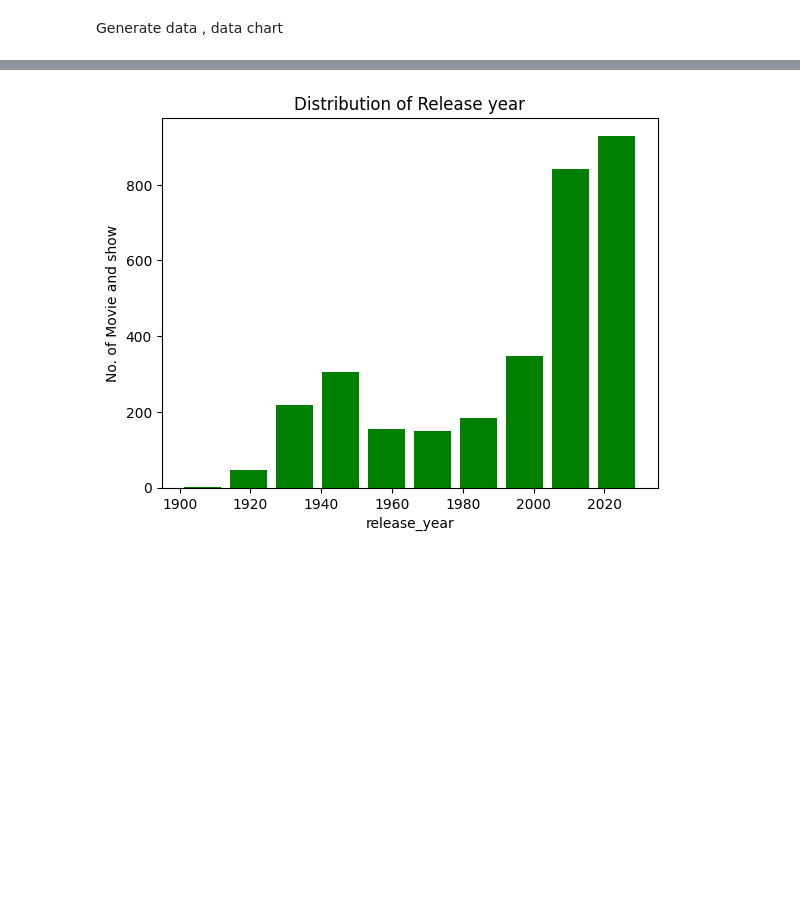
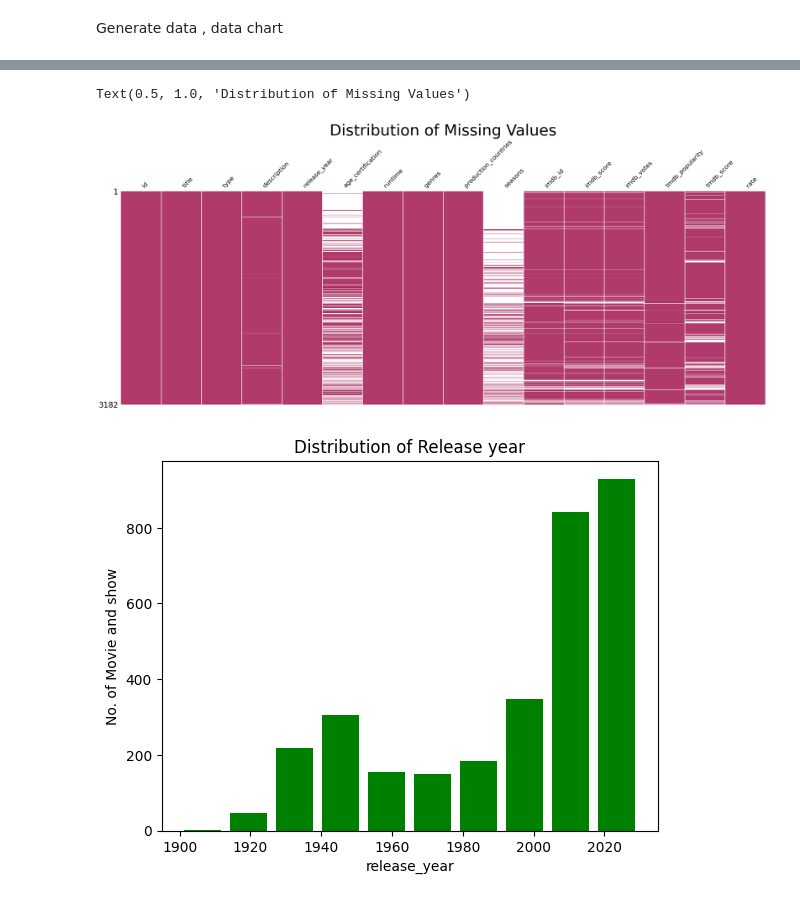
Before and after one commit to buithanhdam/ProjectMachineLearning23, a Jupyter notebook: ProjectML23.ipynb, the cells around one changed output, grey strips where cells are left out. Cells and saved outputs as stored; diff of their text form; code cells hidden in the pictures; blank space fills up the shorter version.

```diff
--- a/ProjectML23.ipynb
+++ b/ProjectML23.ipynb
@@ -73,6 +79,12 @@ df.describe()
 | 50% | 2009.000000 | 81.000000 | 2.000000 | 6.100000 | 6.990000e+02 | 3.142500 | 6.100000 |
 | 75% | 2017.000000 | 95.000000 | 5.000000 | 7.000000 | 5.453500e+03 | 9.766500 | 7.000000 |
 | max | 2023.000000 | 353.000000 | 50.000000 | 9.300000 | 1.870426e+06 | 1150.383000 | 10.000000 |
+# %%
+msno.matrix(df, sparkline=False, figsize=(30,10), color=(0.69,0.23,0.42))
+plt.title('Distribution of Missing Values', fontsize=40)
+# %% [output]
+Text(0.5, 1.0, 'Distribution of Missing Values')
+[figure, added]
 # %%
 # RELEASE YEAR histogram
 x_values = df['release_year']
```
Also changed, not shown: parts of 15 cells of this notebook.
